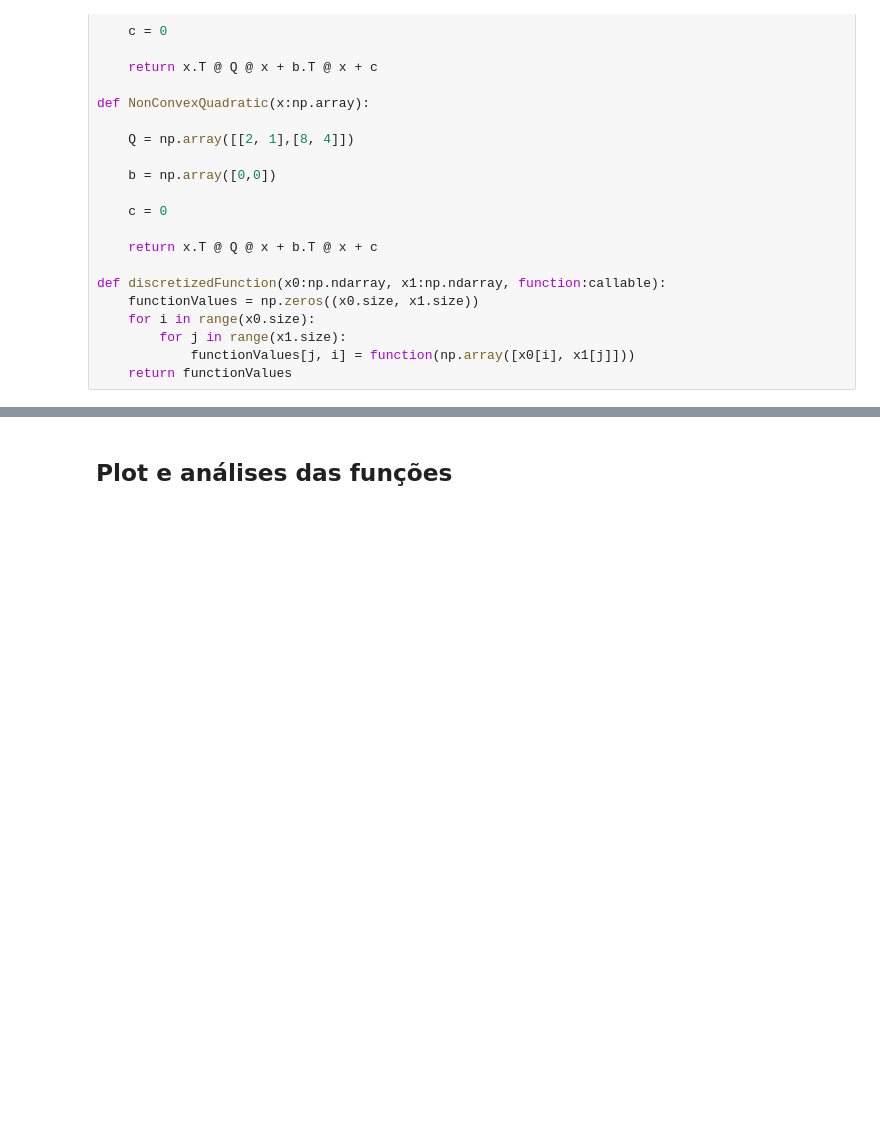
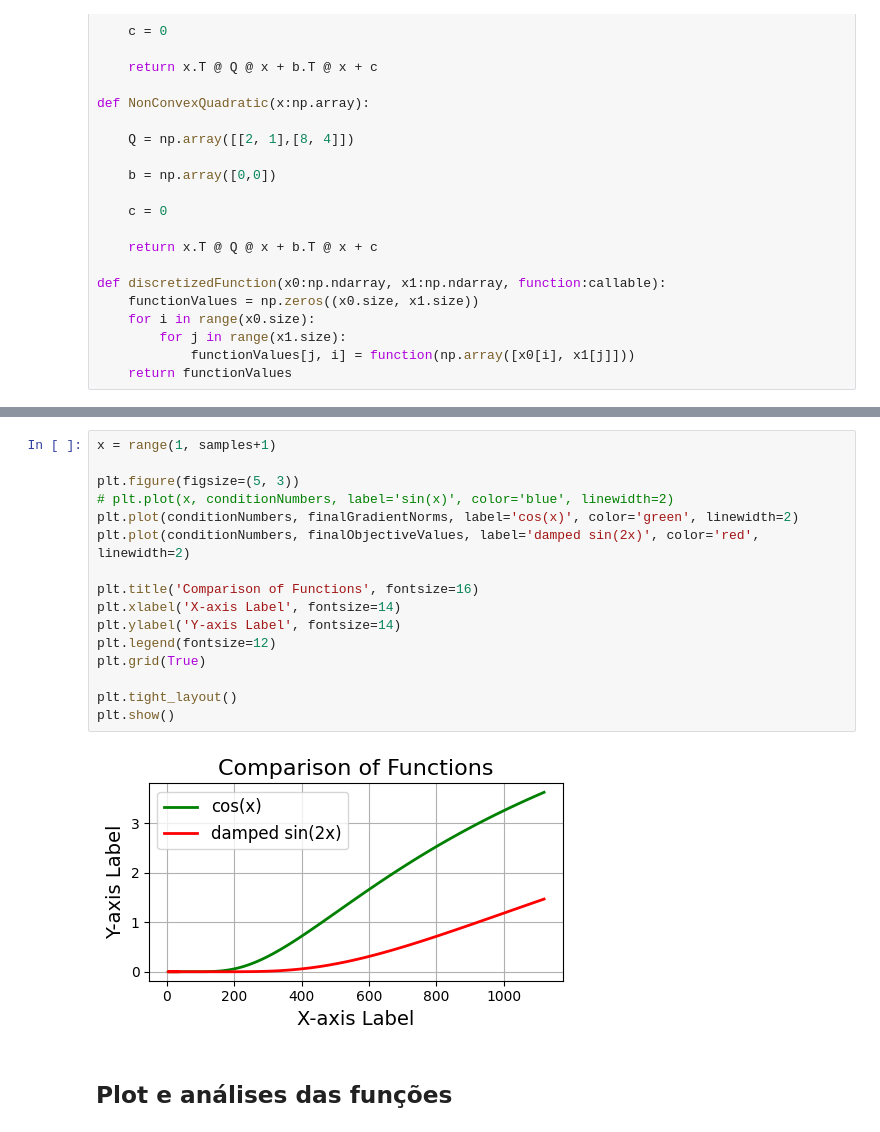
Before and after one commit to arthurkenzo/MO431_Tarefas, a Jupyter notebook: la2ml_tarefa_3.ipynb, the cells around one changed output, grey strips where cells are left out. Cells and saved outputs as stored; diff of their text form; blank space fills up the shorter version.

```diff
--- a/la2ml_tarefa_3.ipynb
+++ b/la2ml_tarefa_3.ipynb
@@ -97,3 +190,21 @@ print(eigvalues)
+# %%
+x = range(1, samples+1)
+
+plt.figure(figsize=(5, 3))
+# plt.plot(x, conditionNumbers, label='sin(x)', color='blue', linewidth=2)
+plt.plot(conditionNumbers, finalGradientNorms, label='cos(x)', color='green', linewidth=2)
+plt.plot(conditionNumbers, finalObjectiveValues, label='damped sin(2x)', color='red', linewidth=2)
+
+plt.title('Comparison of Functions', fontsize=16)
+plt.xlabel('X-axis Label', fontsize=14)
+plt.ylabel('Y-axis Label', fontsize=14)
+plt.legend(fontsize=12)
+plt.grid(True)
+
+plt.tight_layout()
+plt.show()
+# %% [output]
+[figure, added]
 # %% [markdown]
 ## Plot e análises das funções
 # %%
```
Also changed, not shown: parts of 4 cells of this notebook.
